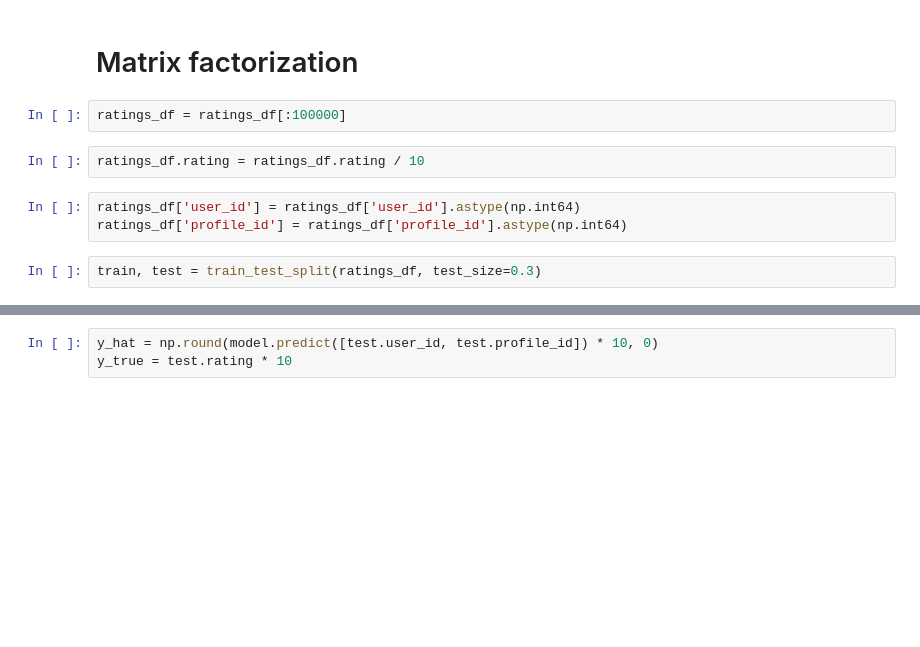
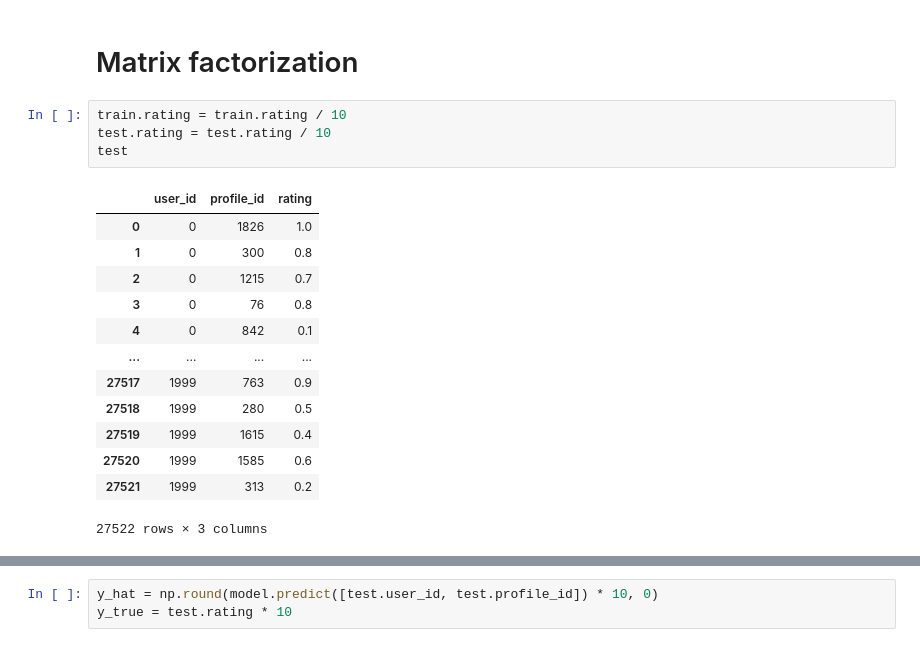
Before and after one commit to rosen-mark-projects/recommender-systems-project, a Jupyter notebook: MF/MF.ipynb, the cells around one changed output, grey strips where cells are left out. Cells and saved outputs as stored; diff of their text form; blank space fills up the shorter version.

```diff
--- a/MF/MF.ipynb
+++ b/MF/MF.ipynb
@@ -97,12 +84,21 @@ ratings_df
 # %% [markdown]
 # Matrix factorization
-# %%
-ratings_df = ratings_df[:100000]
-# %%
-ratings_df.rating = ratings_df.rating / 10
-# %%
-ratings_df['user_id'] = ratings_df['user_id'].astype(np.int64)
-ratings_df['profile_id'] = ratings_df['profile_id'].astype(np.int64)
-# %%
-train, test = train_test_split(ratings_df, test_size=0.3)
+# %%
+train.rating = train.rating / 10
+test.rating = test.rating / 10
+test
+# %% [output]
+|  | user_id | profile_id | rating |
+| 0 | 0 | 1826 | 1.0 |
+| 1 | 0 | 300 | 0.8 |
+| 2 | 0 | 1215 | 0.7 |
+| 3 | 0 | 76 | 0.8 |
+| 4 | 0 | 842 | 0.1 |
+| ... | ... | ... | ... |
+| 27517 | 1999 | 763 | 0.9 |
+| 27518 | 1999 | 280 | 0.5 |
+| 27519 | 1999 | 1615 | 0.4 |
+| 27520 | 1999 | 1585 | 0.6 |
+| 27521 | 1999 | 313 | 0.2 |
+27522 rows × 3 columns
 # %%
```
Also changed, not shown: parts of 14 cells of this notebook, 1 other file.
